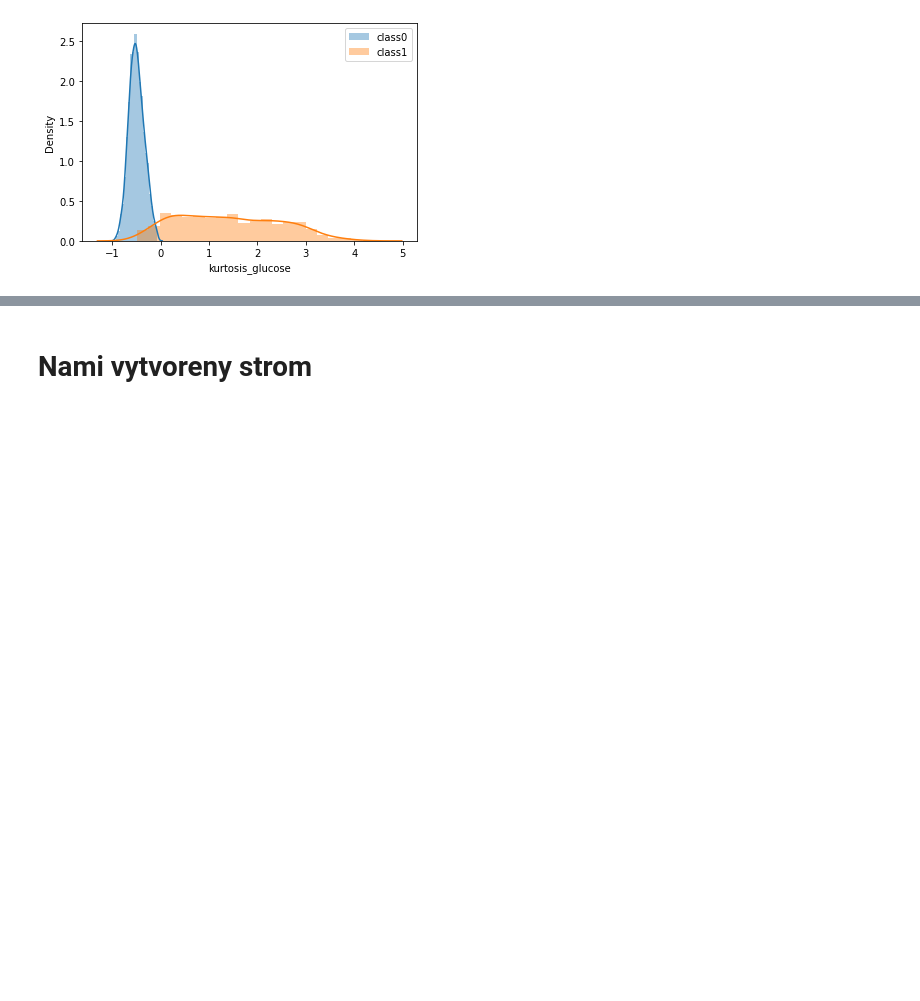
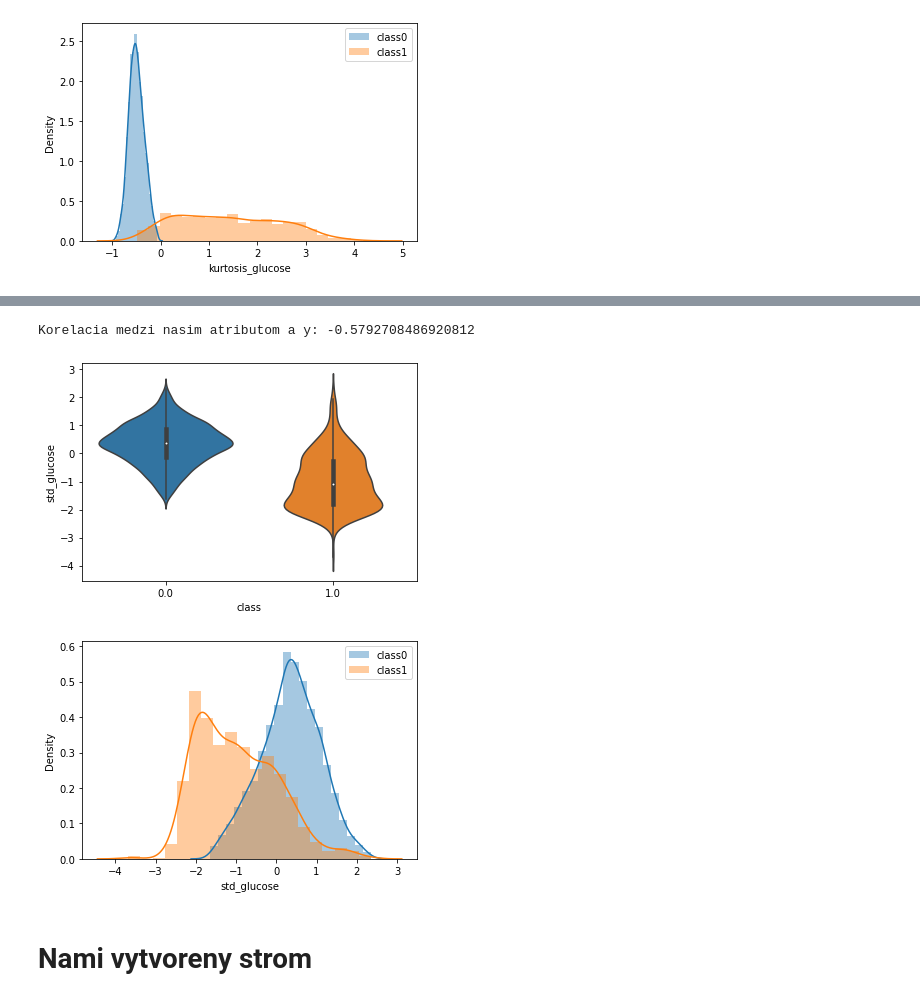
Before and after one commit to MakoHnat/IAU, a Jupyter notebook: 3 cast zadania.ipynb, the cells around one changed output, grey strips where cells are left out. Saved outputs shown, nothing was run; the diff lists cells and outputs as text; code cells hidden in the pictures; blank space fills up the shorter version.

```diff
--- a/3 cast zadania.ipynb
+++ b/3 cast zadania.ipynb
@@ -147,3 +164,9 @@ sns.pairplot(medical_data[['kurtosis_glucose', 'std_oxygen', 'class']], hue = 'c
+# %%
+visual.univariate_num_to_class(medical_train_ds, "std_glucose", show_regplot=False)
+# %% [output]
+Korelacia medzi nasim atributom a y: -0.5792708486920812
+[figure, added]
+[figure, added]
 # %% [markdown]
 # Nami vytvoreny strom
 # %%
```
Also changed, not shown: parts of 45 cells of this notebook.
